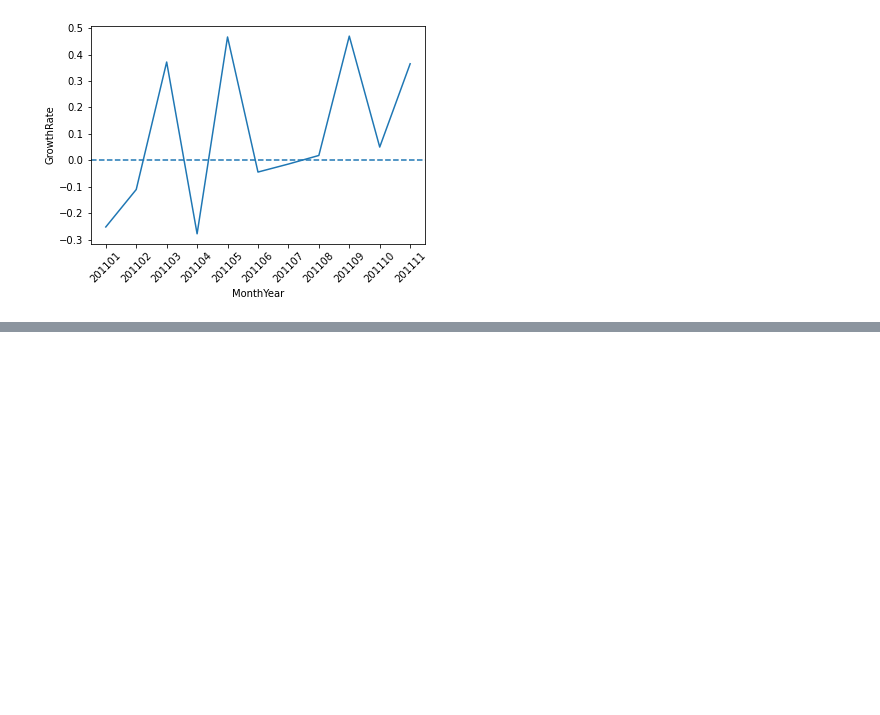
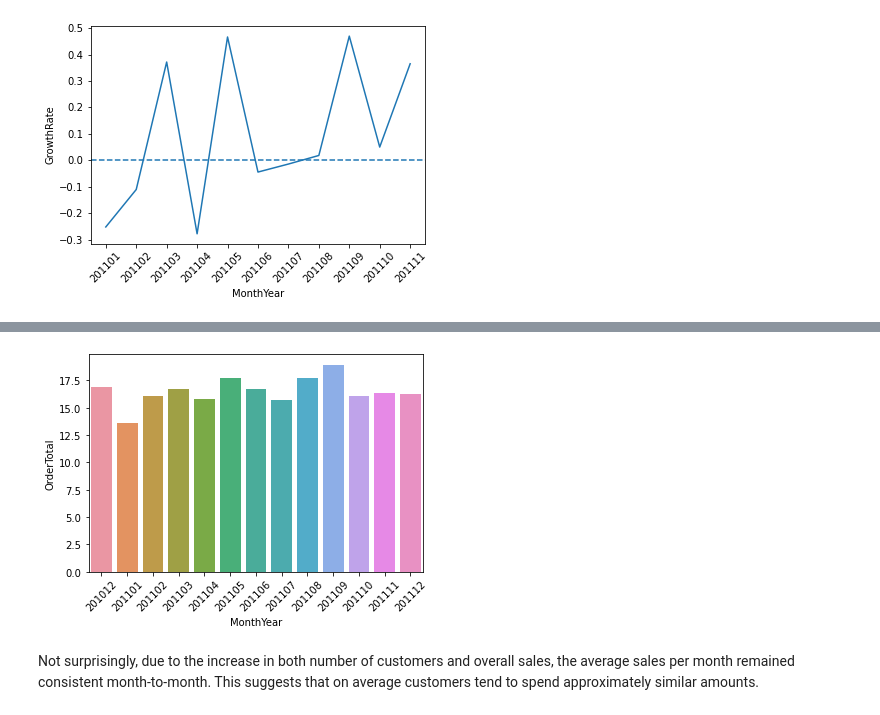
Before and after one commit to abhijithrajan/retail_growth_analysis, a Jupyter notebook: Metrics.ipynb, the cells around one changed output, grey strips where cells are left out. Drawn from its saved outputs; the diff is of its cells as text; code cells hidden in the pictures; blank space fills up the shorter version.

```diff
--- a/Metrics.ipynb
+++ b/Metrics.ipynb
@@ -126,0 +191,3 @@ plt.xticks(rotation=45);
+# %%
+uk_avg_monthly_revenue = uk_df.groupby('MonthYear')['OrderTotal'].mean().reset_index()
+uk_avg_monthly_revenue
@@ -126,0 +209,7 @@ plt.xticks(rotation=45);
+# %%
+sns.barplot(data=uk_avg_monthly_revenue, x='MonthYear', y='OrderTotal')
+plt.xticks(rotation=45);
+# %% [output]
+[figure, added]
+# %% [markdown]
+Not surprisingly, due to the increase in both number of customers and overall sales, the average sales per month remained consistent month-to-month. This suggests that on average customers tend to spend approximately similar amounts.
```
Also changed, not shown: parts of 15 cells of this notebook.
